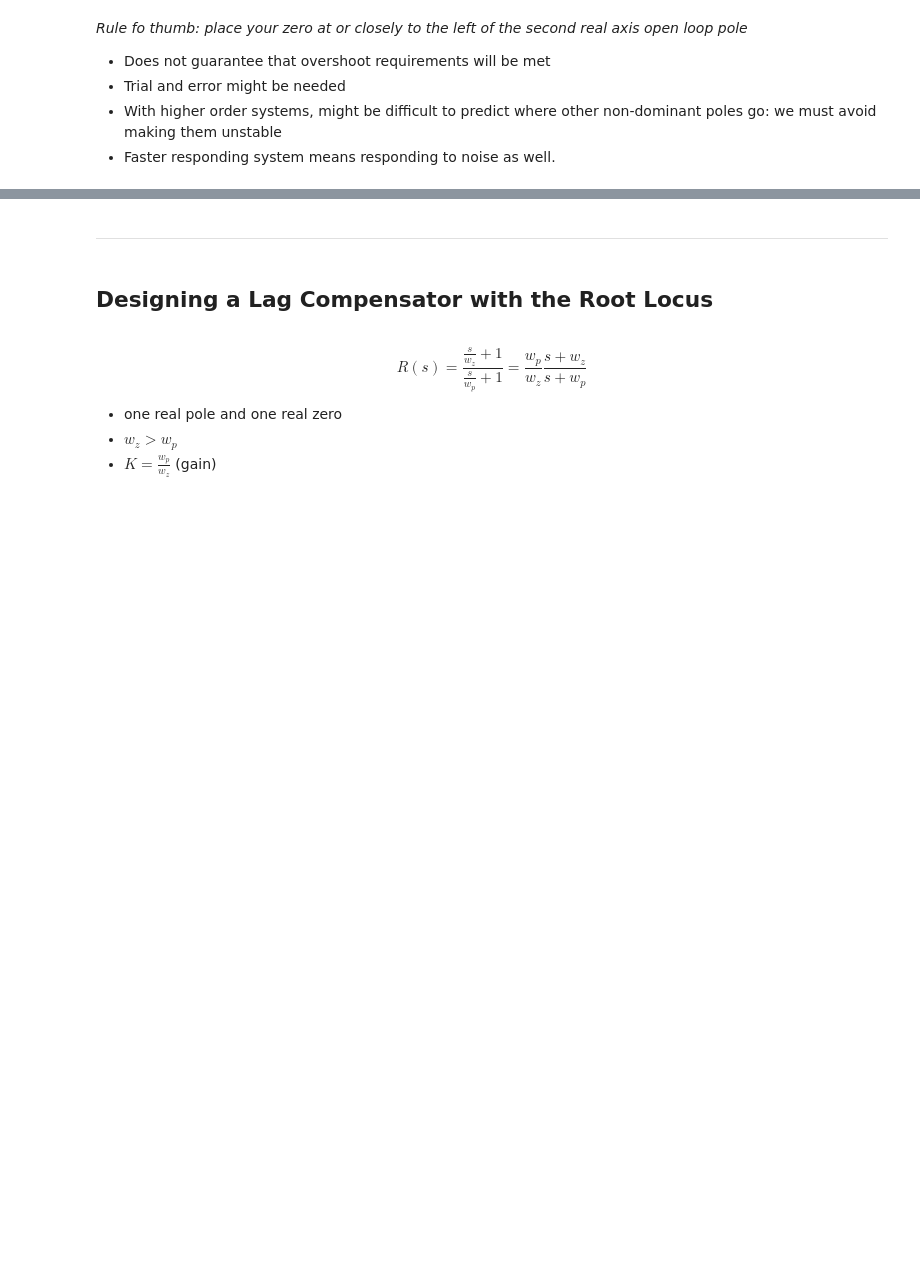
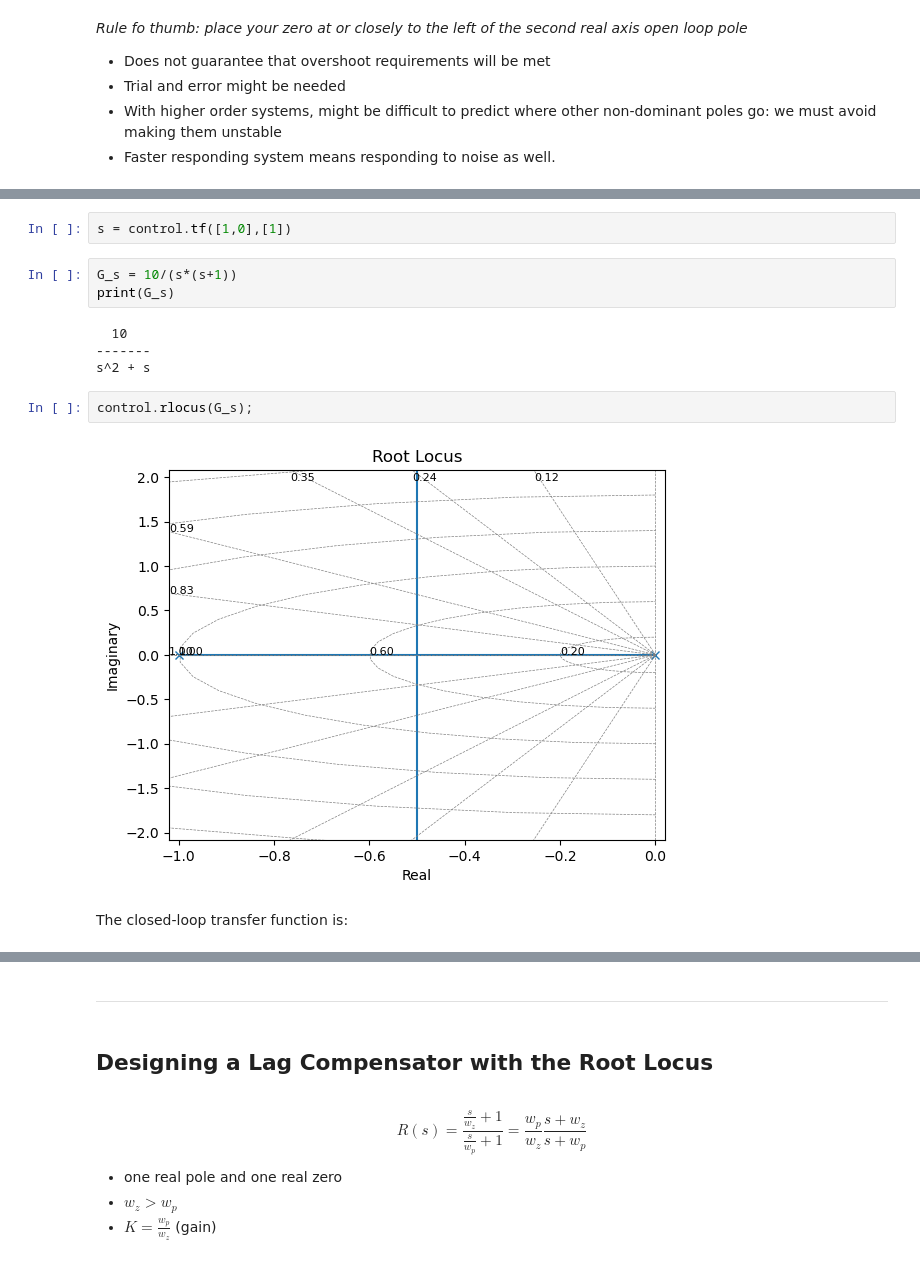
Before and after one commit to andreamunafo/feedback_control, a Jupyter notebook: nbs/15_Lead_lag_compensators.ipynb, the cells around one changed output, grey strips where cells are left out. Cells and saved outputs as stored; diff of their text form; blank space fills up the shorter version.

```diff
--- a/nbs/15_Lead_lag_compensators.ipynb
+++ b/nbs/15_Lead_lag_compensators.ipynb
@@ -498,0 +620,15 @@ _Rule fo thumb: place your zero at or closely to the left of the second real axi
+# %%
+s = control.tf([1,0],[1])
+# %%
+G_s = 10/(s*(s+1))
+print(G_s)
+# %% [output]
+  10
+-------
+s^2 + s
+# %%
+control.rlocus(G_s);
+# %% [output]
+[figure, added]
+# %% [markdown]
+The closed-loop transfer function is:
```
Also changed, not shown: parts of 48 cells of this notebook, 19 other files.
